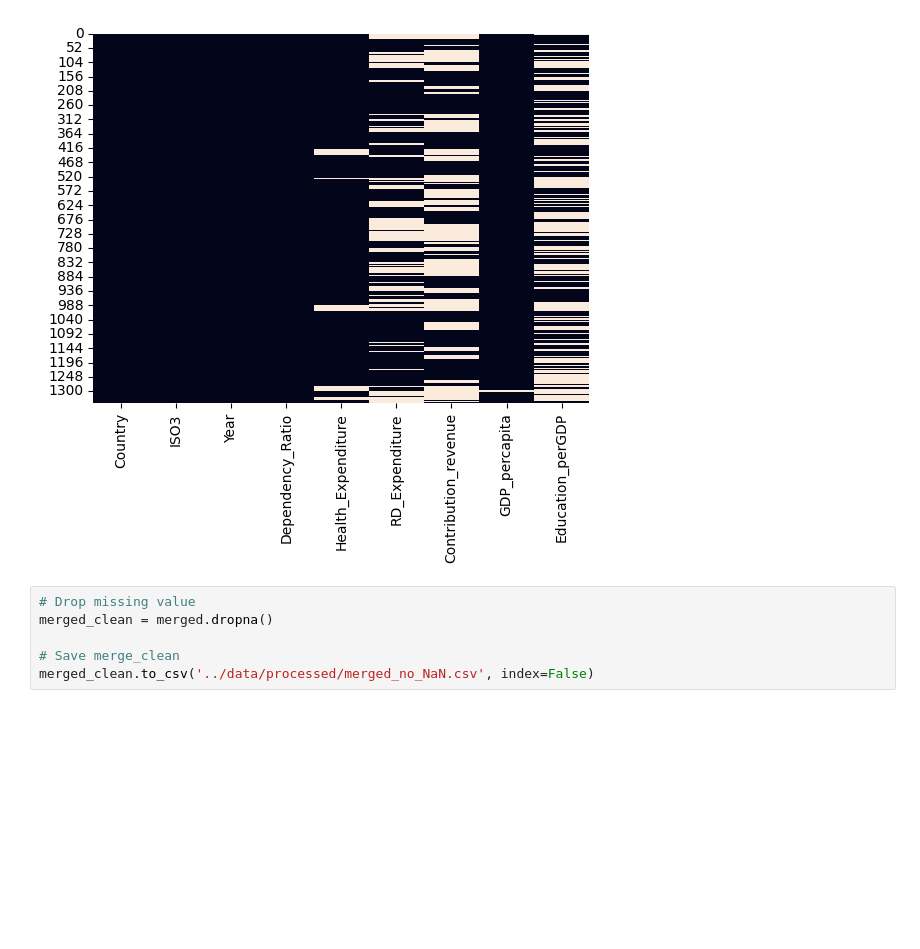
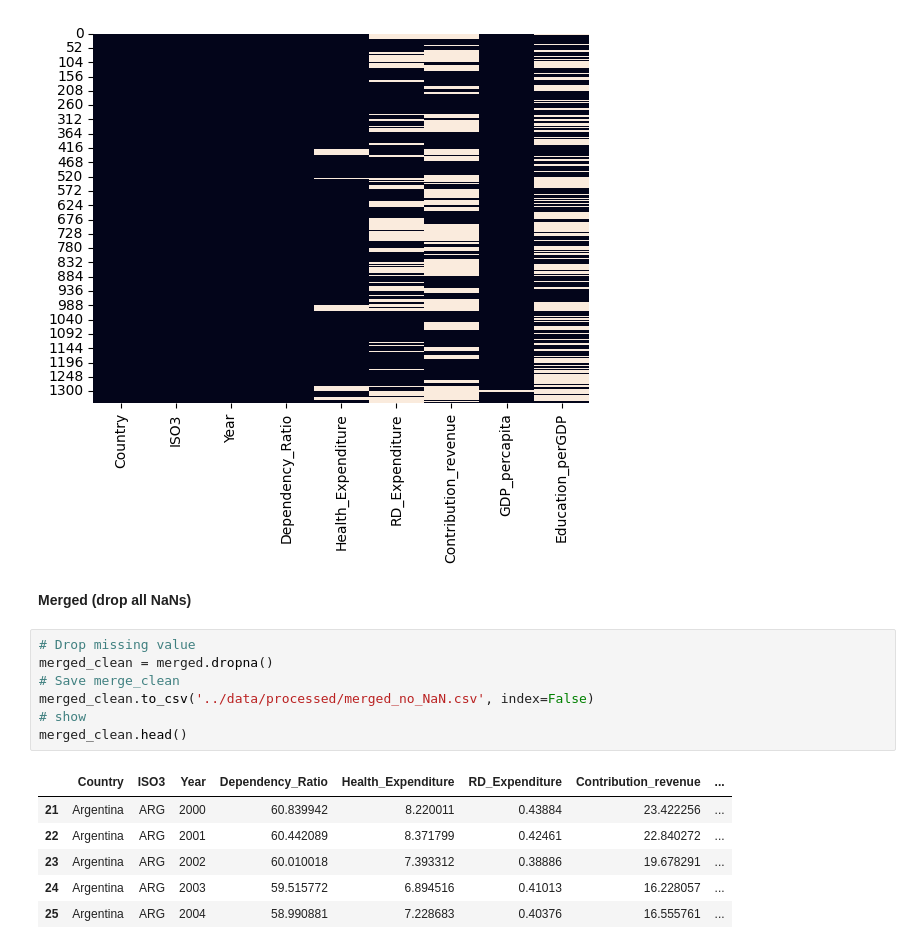
Before and after one commit to Graspp-25-Spring/graspp-25S-fiscalpolicy, a Jupyter notebook: notebooks/2.0-gil-merged_data.ipynb, the cells around one changed output. Drawn from its saved outputs; the diff is of its cells as text; blank space fills up the shorter version.

Commit message:
Descriptive Table

```diff
--- a/notebooks/2.0-gil-merged_data.ipynb
+++ b/notebooks/2.0-gil-merged_data.ipynb
@@ -52,9 +37,19 @@ sns.heatmap(merged.isna(), cbar=False)
 # %% [output]
 <Axes: >
 [figure]
+# %% [markdown]
+**Merged (drop all NaNs)**
 # %%
 # Drop missing value
 merged_clean = merged.dropna()
-
 # Save merge_clean
 merged_clean.to_csv('../data/processed/merged_no_NaN.csv', index=False)
+# show
+merged_clean.head()
+# %% [output]
+|  | Country | ISO3 | Year | Dependency_Ratio | Health_Expenditure | RD_Expenditure | Contribution_revenue | ... |
+| 21 | Argentina | ARG | 2000 | 60.839942 | 8.220011 | 0.43884 | 23.422256 | ... |
+| 22 | Argentina | ARG | 2001 | 60.442089 | 8.371799 | 0.42461 | 22.840272 | ... |
+| 23 | Argentina | ARG | 2002 | 60.010018 | 7.393312 | 0.38886 | 19.678291 | ... |
+| 24 | Argentina | ARG | 2003 | 59.515772 | 6.894516 | 0.41013 | 16.228057 | ... |
+| 25 | Argentina | ARG | 2004 | 58.990881 | 7.228683 | 0.40376 | 16.555761 | ... |
```
Also changed, not shown: parts of 8 cells of this notebook, 2 other files.
